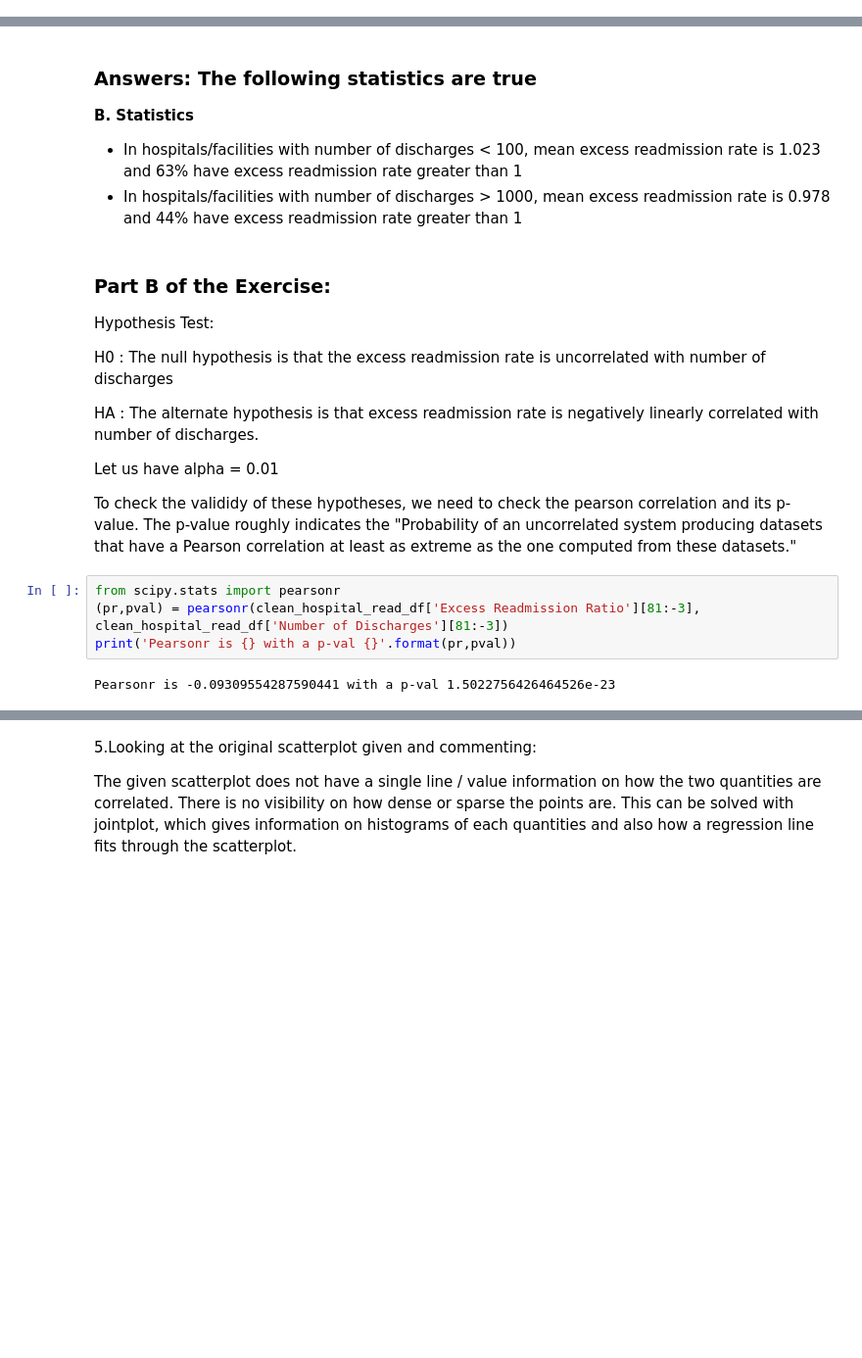
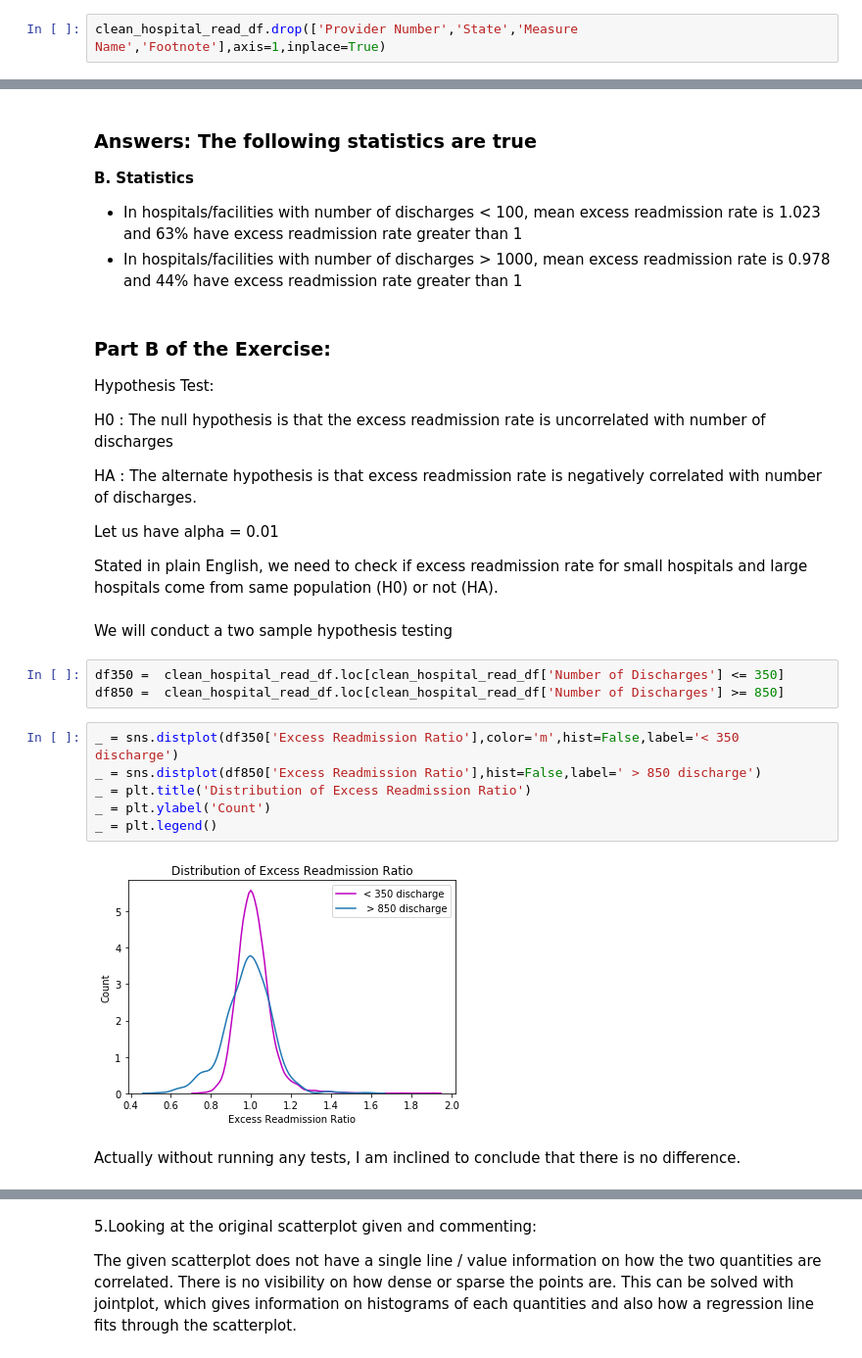
Before and after one commit to aparnack/data_science, a Jupyter notebook: exercises/hospital_readmit/sliderule_dsi_inferential_statistics_exercise_3.ipynb, the cells around one changed output, grey strips where cells are left out. Shown at 98% size. Drawn from its saved outputs; the diff is of its cells as text; blank space fills up the shorter version.

```diff
--- a/exercises/hospital_readmit/sliderule_dsi_inferential_statistics_exercise_3.ipynb
+++ b/exercises/hospital_readmit/sliderule_dsi_inferential_statistics_exercise_3.ipynb
@@ -119,0 +136,2 @@ I tend to agree with the above three statements, as from the scatterplot given,
+# %%
+clean_hospital_read_df.drop(['Provider Number','State','Measure Name','Footnote'],axis=1,inplace=True)
@@ -140,15 +183,23 @@ Hypothesis Test:
 
 H0 : The null hypothesis is that the excess readmission rate is uncorrelated with number of discharges
 
-HA : The alternate hypothesis is that excess readmission rate is negatively linearly correlated with number of discharges.
+HA : The alternate hypothesis is that excess readmission rate is negatively correlated with number of discharges.
 
 Let us have alpha = 0.01
 
-To check the valididy of these hypotheses, we need to check the pearson correlation and its p-value.
-The p-value roughly indicates the "Probability of an uncorrelated system producing datasets that have a Pearson correlation at least as extreme as the one computed from these datasets."
+Stated in plain English, we need to check if excess readmission rate for small hospitals and large hospitals come from same population (H0) or not (HA).
-# %%
-from scipy.stats import pearsonr
-(pr,pval) = pearsonr(clean_hospital_read_df['Excess Readmission Ratio'][81:-3], clean_hospital_read_df['Number of Discharges'][81:-3])
-print('Pearsonr is {} with a p-val {}'.format(pr,pval))
-# %% [output]
-Pearsonr is -0.09309554287590441 with a p-val 1.5022756426464526e-23
+# %% [markdown]
+We will conduct a two sample hypothesis testing
+# %%
+df350 =  clean_hospital_read_df.loc[clean_hospital_read_df['Number of Discharges'] <= 350]
+df850 =  clean_hospital_read_df.loc[clean_hospital_read_df['Number of Discharges'] >= 850]
+# %%
+_ = sns.distplot(df350['Excess Readmission Ratio'],color='m',hist=False,label='< 350 discharge')
+_ = sns.distplot(df850['Excess Readmission Ratio'],hist=False,label=' > 850 discharge')
+_ = plt.title('Distribution of Excess Readmission Ratio')
+_ = plt.ylabel('Count')
+_ = plt.legend()
+# %% [output]
+[figure, added]
+# %% [markdown]
+Actually without running any tests, I am inclined to conclude that there is no difference.
```
Also changed, not shown: parts of 23 cells of this notebook.
